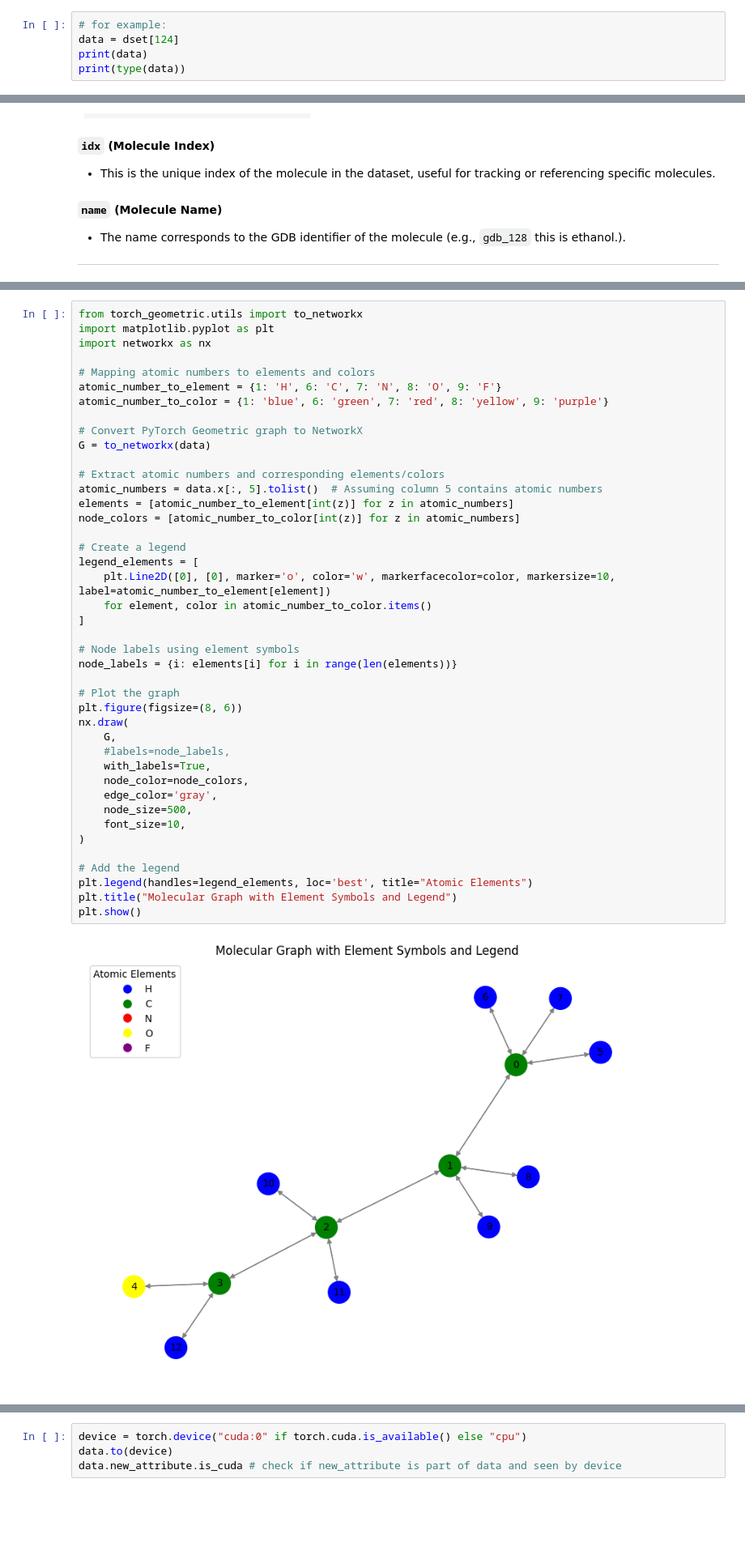
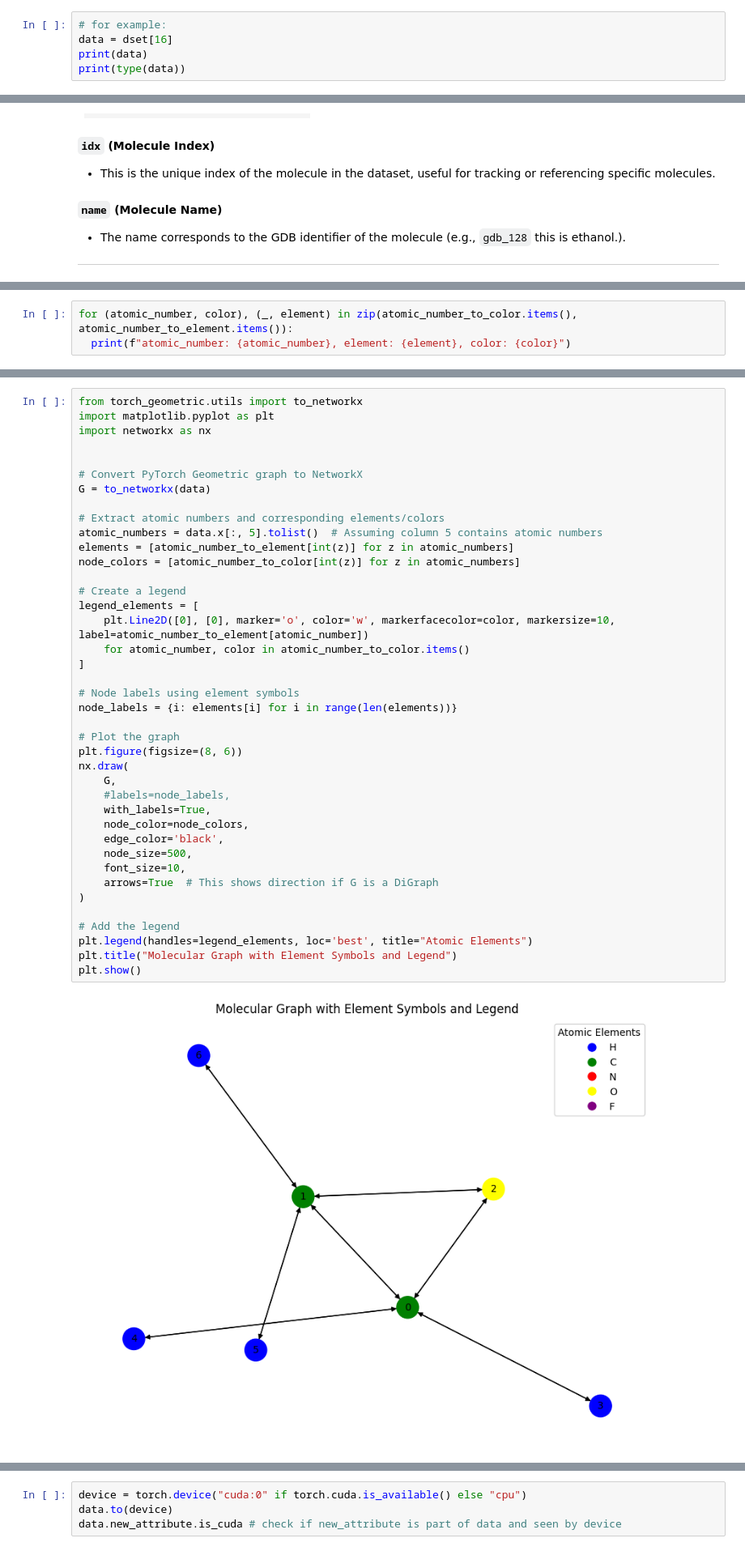
Before and after one commit to cfteach/NNDL_2025, a Jupyter notebook: _sources/04_17_2025_lec21_GNN_part2_v2.ipynb, the cells around one changed output, grey strips where cells are left out. Shown: that part at 81% size. Saved outputs shown, nothing was run; the diff lists cells and outputs as text; blank space fills up the shorter version.

```diff
--- a/_sources/04_17_2025_lec21_GNN_part2_v2.ipynb
+++ b/_sources/04_17_2025_lec21_GNN_part2_v2.ipynb
@@ -72,7 +67,7 @@ In **PyTorch Geometric**, the dataset is stored in a `Data` object, which contai
 GDB: Generated Data Base
 # %%
 # for example:
-data = dset[124]
+data = dset[16]
 print(data)
 print(type(data))
 # %% [output]
@@ -164,0 +185,3 @@ print(G.edges(data=True))
+# %%
+for (atomic_number, color), (_, element) in zip(atomic_number_to_color.items(), atomic_number_to_element.items()):
+  print(f"atomic_number: {atomic_number}, element: {element}, color: {color}")
@@ -167,45 +196,43 @@ from torch_geometric.utils import to_networkx
 import matplotlib.pyplot as plt
 import networkx as nx
 
-# Mapping atomic numbers to elements and colors
-atomic_number_to_element = {1: 'H', 6: 'C', 7: 'N', 8: 'O', 9: 'F'}
-atomic_number_to_color = {1: 'blue', 6: 'green', 7: 'red', 8: 'yellow', 9: 'purple'}
 
 # Convert PyTorch Geometric graph to NetworkX
 G = to_networkx(data)
 
 # Extract atomic numbers and corresponding elements/colors
 atomic_numbers = data.x[:, 5].tolist()  # Assuming column 5 contains atomic numbers
 elements = [atomic_number_to_element[int(z)] for z in atomic_numbers]
 node_colors = [atomic_number_to_color[int(z)] for z in atomic_numbers]
 
 # Create a legend
 legend_elements = [
-    plt.Line2D([0], [0], marker='o', color='w', markerfacecolor=color, markersize=10, label=atomic_number_to_element[element])
-    for element, color in atomic_number_to_color.items()
+    plt.Line2D([0], [0], marker='o', color='w', markerfacecolor=color, markersize=10, label=atomic_number_to_element[atomic_number])
+    for atomic_number, color in atomic_number_to_color.items()
 ]
 
 # Node labels using element symbols
 node_labels = {i: elements[i] for i in range(len(elements))}
 
 # Plot the graph
 plt.figure(figsize=(8, 6))
 nx.draw(
     G,
     #labels=node_labels,
     with_labels=True,
     node_color=node_colors,
-    edge_color='gray',
+    edge_color='black',
     node_size=500,
     font_size=10,
+    arrows=True  # This shows direction if G is a DiGraph
 )
 
 # Add the legend
 plt.legend(handles=legend_elements, loc='best', title="Atomic Elements")
 plt.title("Molecular Graph with Element Symbols and Legend")
 plt.show()
 # %% [output]
-[figure, old version]
+[figure, new version]
 # %%
 # New information can be added as
 
```
Also changed, not shown: parts of 38 cells of this notebook, 49 other files.
